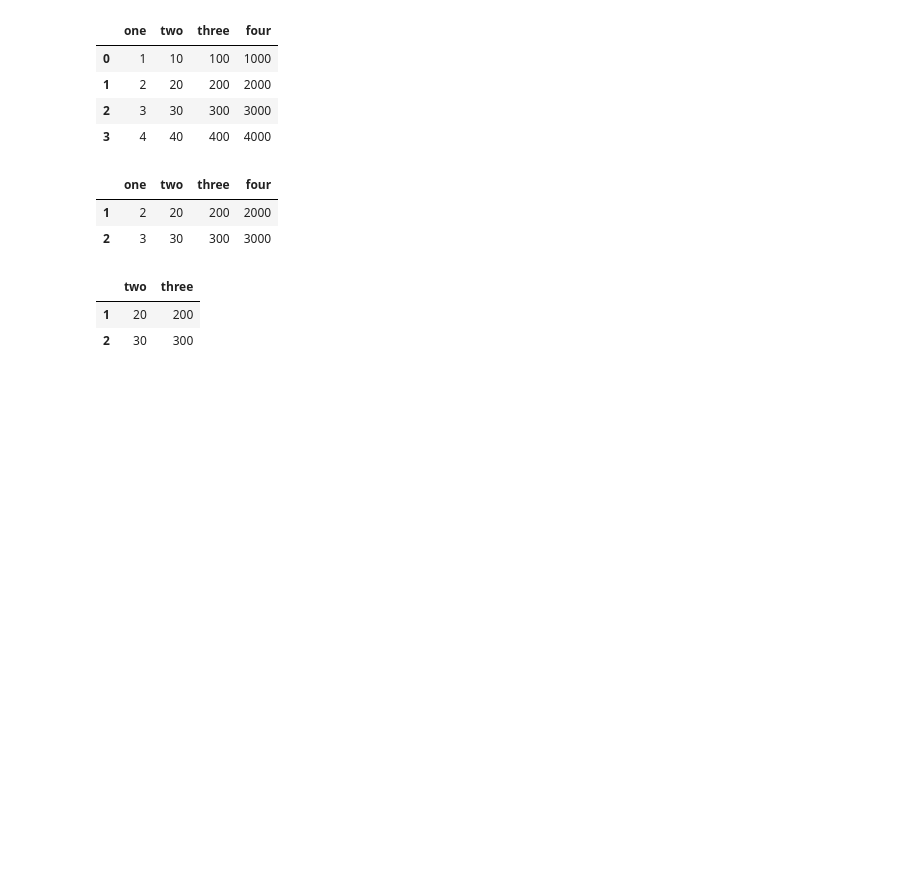
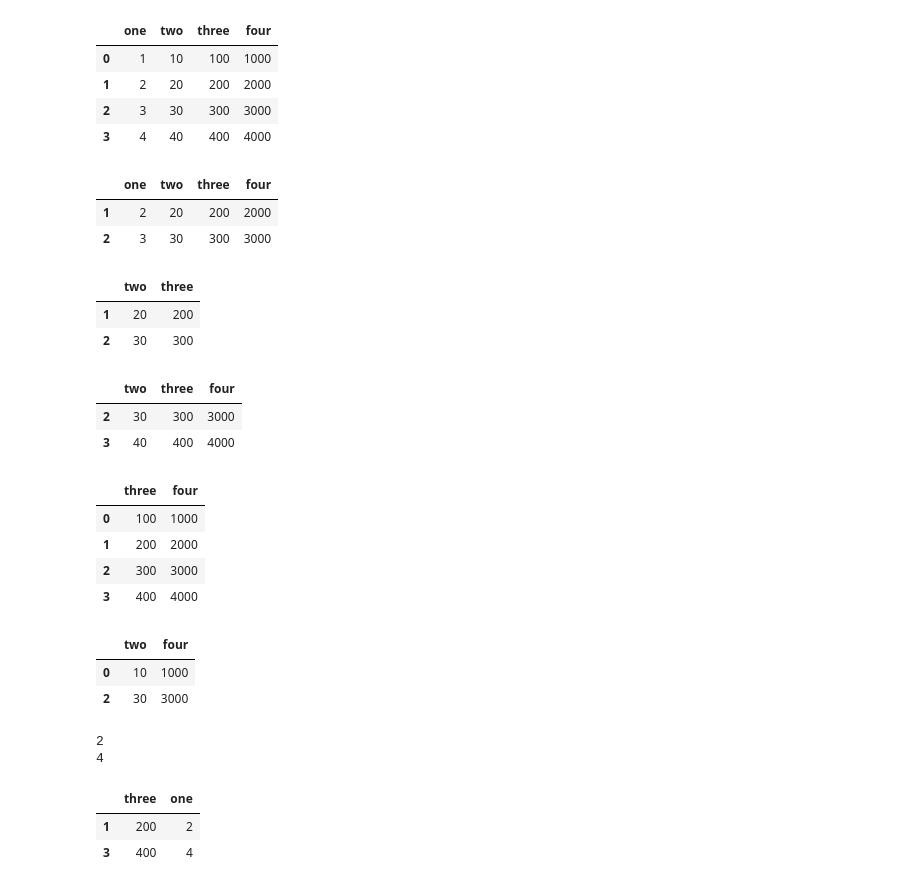
Before and after one commit to NarendarB0152/VignanUniversityWorkShop, a Jupyter notebook: Pandas/Pandas.ipynb, the cells around one changed output. Drawn from its saved outputs; the diff is of its cells as text; code cells hidden in the pictures; blank space fills up the shorter version.

```diff
--- a/Pandas/Pandas.ipynb
+++ b/Pandas/Pandas.ipynb
@@ -286,3 +286,37 @@ df.loc[1:2,'two':'three']
 |  | two | three |
 | 1 | 20 | 200 |
 | 2 | 30 | 300 |
+# %%
+df.loc[2:3,['two','three','four']]
+# %% [output]
+|  | two | three | four |
+| 2 | 30 | 300 | 3000 |
+| 3 | 40 | 400 | 4000 |
+# %%
+df.iloc[:,2:]
+# %% [output]
+|  | three | four |
+| 0 | 100 | 1000 |
+| 1 | 200 | 2000 |
+| 2 | 300 | 3000 |
+| 3 | 400 | 4000 |
+# %%
+df.iloc[[0,2],[1,3]]
+# %% [output]
+|  | two | four |
+| 0 | 10 | 1000 |
+| 2 | 30 | 3000 |
+# %%
+df['one']
+for i in df['one']:
+  if i%2==0:
+    print(i)
+# %% [output]
+2
+4
+# %%
+df.loc[df['one']%2==0,['three','one']]
+# %% [output]
+|  | three | one |
+| 1 | 200 | 2 |
+| 3 | 400 | 4 |
```
Also changed, not shown: parts of 2 cells of this notebook.
